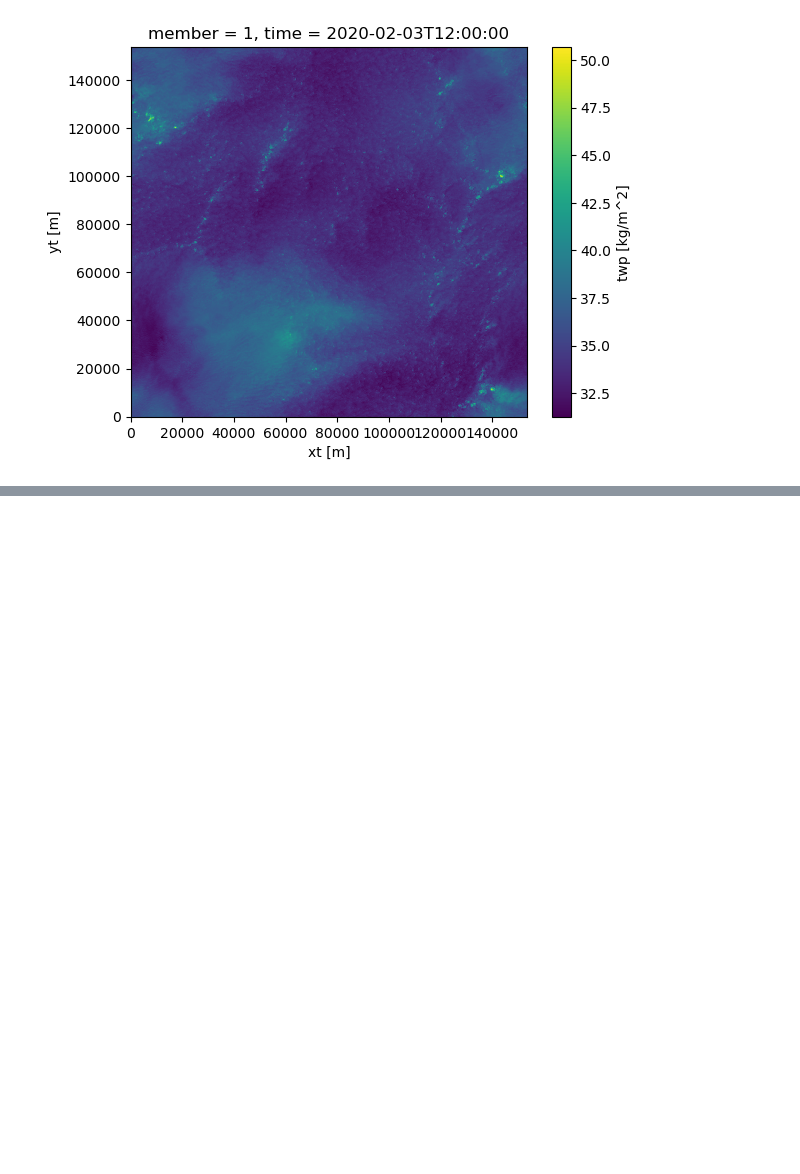
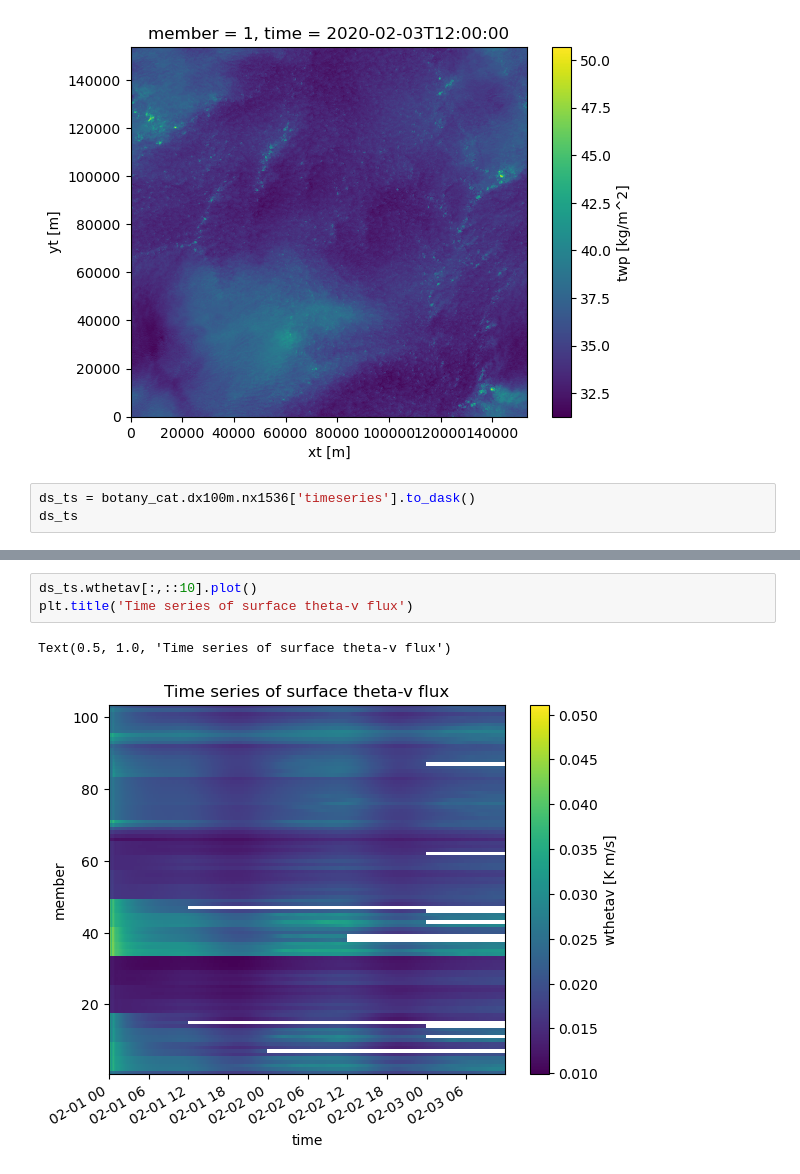
Before and after one commit to ATMOcanes/ATM651, a Jupyter notebook: Jupyter_Notebooks_Python/CloudBotany.ipynb, the cells around one changed output, grey strips where cells are left out. Drawn from its saved outputs; the diff is of its cells as text; blank space fills up the shorter version.

```diff
--- a/Jupyter_Notebooks_Python/CloudBotany.ipynb
+++ b/Jupyter_Notebooks_Python/CloudBotany.ipynb
@@ -151,3 +151,6 @@ ds_2D.twp.plot()
 # %% [output]
 <matplotlib.collections.QuadMesh at 0x...>
 [figure]
+# %%
+ds_ts = botany_cat.dx100m.nx1536['timeseries'].to_dask()
+ds_ts
@@ -153,0 +175,6 @@ ds_2D.twp.plot()
+# %%
+ds_ts.wthetav[:,::10].plot()
+plt.title('Time series of surface theta-v flux')
+# %% [output]
+Text(0.5, 1.0, 'Time series of surface theta-v flux')
+[figure, added]
```
Also changed, not shown: parts of 2 cells of this notebook.
